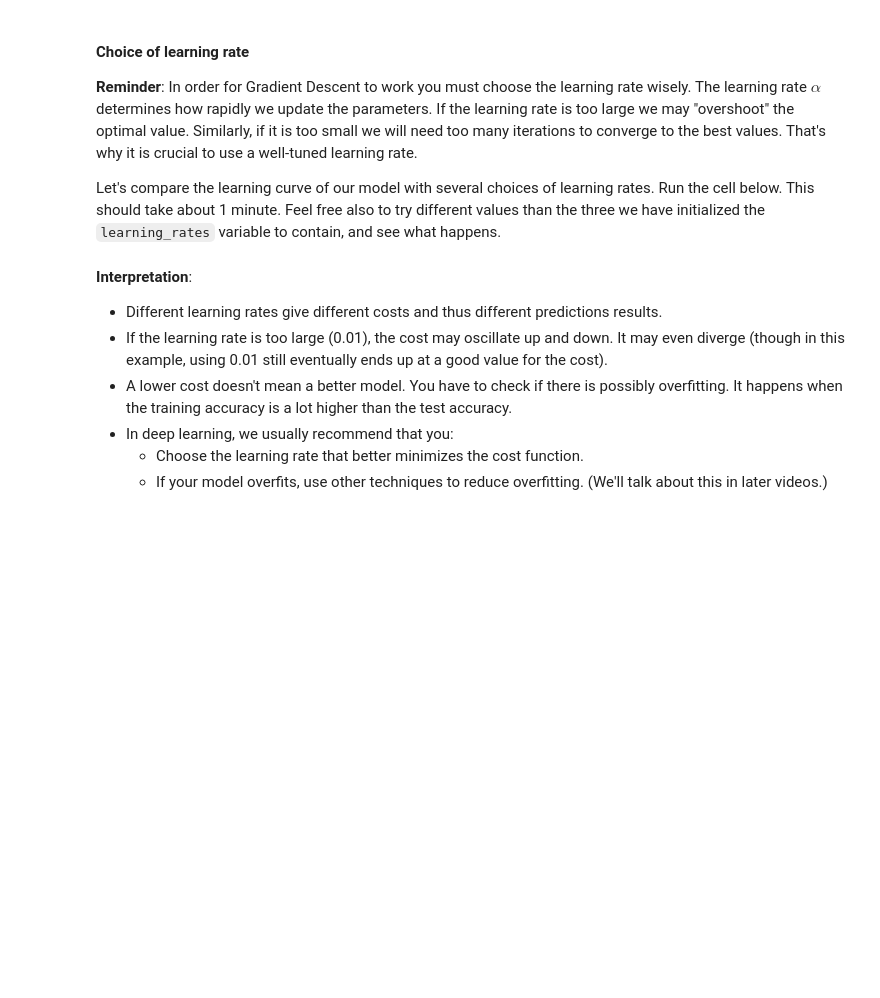
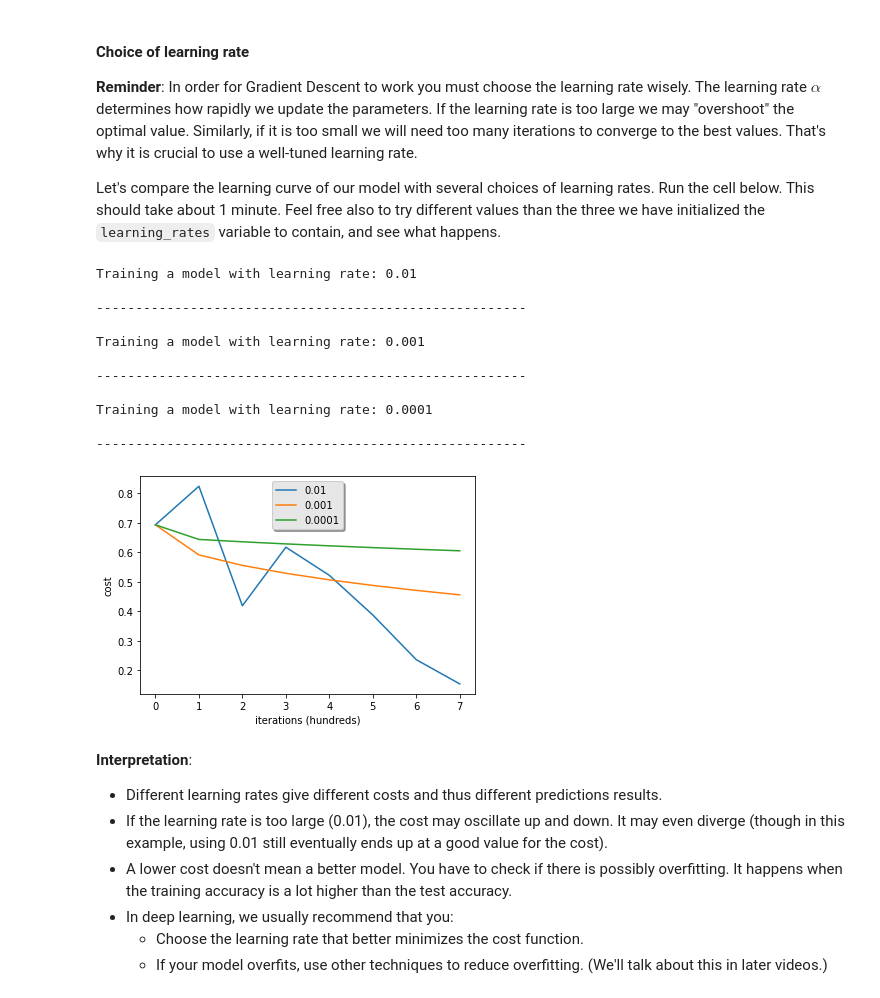
Before and after one commit to hedravBands/Data_Science_60_Projects, a Jupyter notebook: DeepLearningSpec-wk2-Logistic_Regression_with_a_Neural_Network_mindset.ipynb, the cells around one changed output. Drawn from its saved outputs; the diff is of its cells as text; code cells hidden in the pictures; blank space fills up the shorter version.

```diff
--- a/DeepLearningSpec-wk2-Logistic_Regression_with_a_Neural_Network_mindset.ipynb
+++ b/DeepLearningSpec-wk2-Logistic_Regression_with_a_Neural_Network_mindset.ipynb
@@ -115,8 +112,8 @@ Remember that `train_set_x_orig` is a numpy-array of shape (m_train, num_px, num
 # m_test =
 # num_px =
 # YOUR CODE STARTS HERE
-m_train = train_set_x_orig.shape[0]
-m_test = test_set_x_orig.shape[0]
+m_train = train_set_y.shape[1]
+m_test = test_set_y.shape[1]
 num_px = train_set_x_orig.shape[1]
 # YOUR CODE ENDS HERE
 
@@ -577,21 +571,14 @@ def predict(w, b, X):
     #(≈ 1 line of code)
     # A = ...
     # YOUR CODE STARTS HERE
-
-
+    A = sigmoid(np.dot(w.T, X) + b)
     # YOUR CODE ENDS HERE
 
     for i in range(A.shape[1]):
 
         # Convert probabilities A[0,i] to actual predictions p[0,i]
-        #(≈ 4 lines of code)
-        # if A[0, i] > ____ :
-        #     Y_prediction[0,i] =
-        # else:
-        #     Y_prediction[0,i] =
         # YOUR CODE STARTS HERE
-
-
+        Y_prediction[0,i] = 1 if A[0,i] > 0.5 else 0
         # YOUR CODE ENDS HERE
 
     return Y_prediction
@@ -644,26 +634,19 @@ def model(X_train, Y_train, X_test, Y_test, num_iterations=2000, learning_rate=0
     Returns:
     d -- dictionary containing information about the model.
     """
-    # (≈ 1 line of code)
     # initialize parameters with zeros
-    # w, b = ...
+    w, b = initialize_with_zeros(X_train.shape[0])
 
-    #(≈ 1 line of code)
     # Gradient descent
-    # params, grads, costs = ...
+    params, grads, costs = optimize(w, b, X_train, Y_train, num_iterations, learning_rate, print_cost)
 
     # Retrieve parameters w and b from dictionary "params"
-    # w = ...
-    # b = ...
+    w = params["w"]
+    b = params["b"]
 
-    # Predict test/train set examples (≈ 2 lines of code)
-    # Y_prediction_test = ...
-    # Y_prediction_train = ...
-
-    # YOUR CODE STARTS HERE
-
-
-    # YOUR CODE ENDS HERE
+    # Predict test/train set examples
+    Y_prediction_test = predict(w, b, X_test)
+    Y_prediction_train = predict(w, b, X_train)
 
     # Print train/test Errors
     if print_cost:
@@ -725,22 +733,35 @@ Let's compare the learning curve of our model with several choices of learning r
 # %%
 learning_rates = [0.01, 0.001, 0.0001]
 models = {}
 
 for lr in learning_rates:
     print ("Training a model with learning rate: " + str(lr))
-    models[str(lr)] = model(train_set_x, train_set_y, test_set_x, test_set_y, num_iterations=1500, learning_rate=lr, print_cost=False)
+    models[str(lr)] = model(train_set_x, train_set_y, test_set_x, test_set_y, num_iterations=800, learning_rate=lr, print_cost=False)
     print ('\n' + "-------------------------------------------------------" + '\n')
 
 for lr in learning_rates:
     plt.plot(np.squeeze(models[str(lr)]["costs"]), label=str(models[str(lr)]["learning_rate"]))
 
 plt.ylabel('cost')
 plt.xlabel('iterations (hundreds)')
 
 legend = plt.legend(loc='upper center', shadow=True)
 frame = legend.get_frame()
 frame.set_facecolor('0.90')
 plt.show()
+# %% [output]
+Training a model with learning rate: 0.01
+
+-------------------------------------------------------
+
+Training a model with learning rate: 0.001
+
+-------------------------------------------------------
+
+Training a model with learning rate: 0.0001
+
+-------------------------------------------------------
+[figure, added]
 # %% [markdown]
 **Interpretation**:
 - Different learning rates give different costs and thus different predictions results.
```
Also changed, not shown: parts of 14 cells of this notebook.
